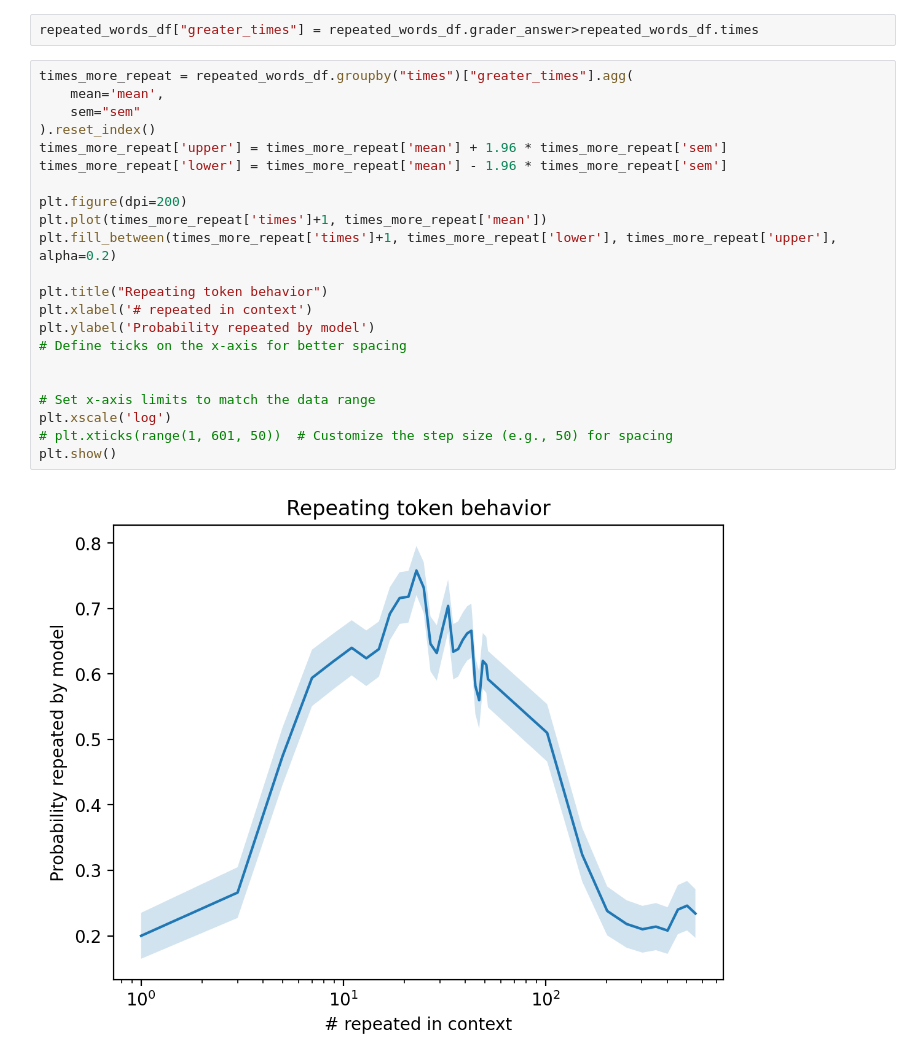
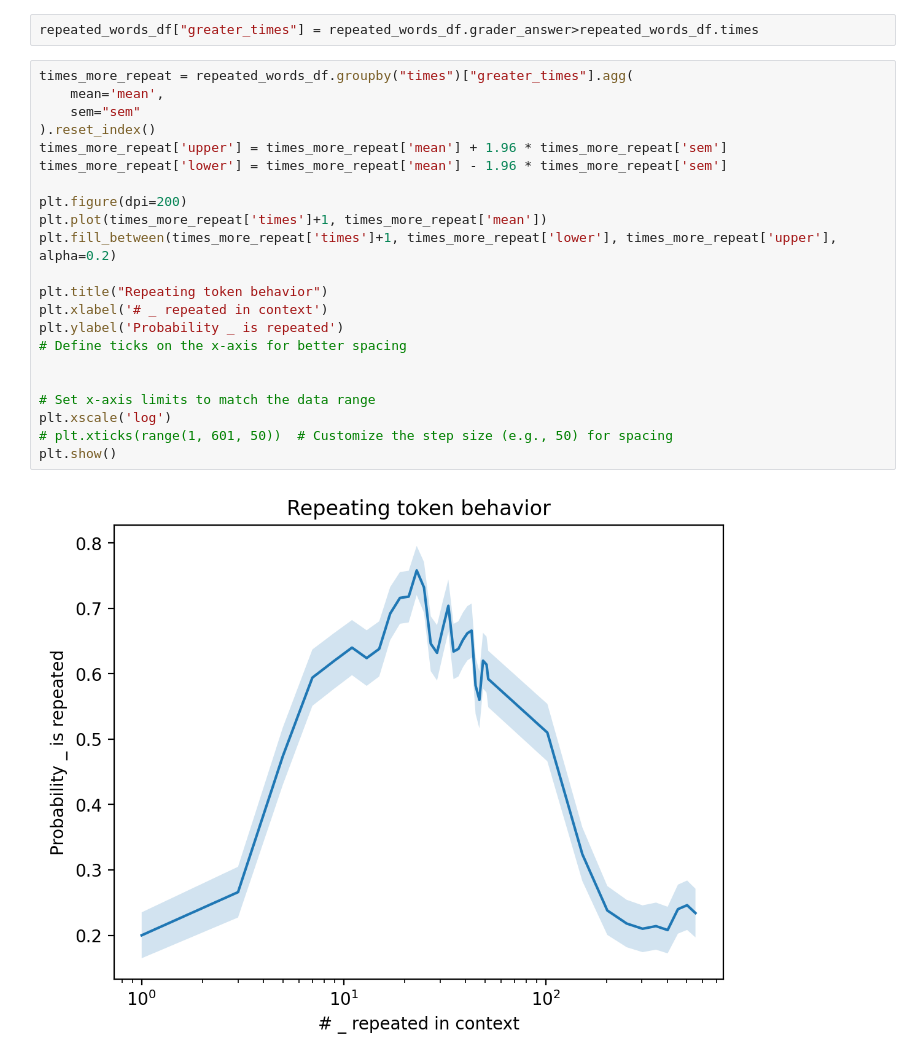
Before and after one commit to marvinli-harvard/critical-windows-lm, a Jupyter notebook: notebooks/2024-12-01-jailbreak attack critical windows.ipynb, the cells around one changed output. Drawn from its saved outputs; the diff is of its cells as text.

```diff
--- a/notebooks/2024-12-01-jailbreak attack critical windows.ipynb
+++ b/notebooks/2024-12-01-jailbreak attack critical windows.ipynb
@@ -125,24 +125,24 @@ repeated_words_df["greater_times"] = repeated_words_df.grader_answer>repeated_wo
 # %%
 times_more_repeat = repeated_words_df.groupby("times")["greater_times"].agg(
     mean='mean',
     sem="sem"
 ).reset_index()
 times_more_repeat['upper'] = times_more_repeat['mean'] + 1.96 * times_more_repeat['sem']
 times_more_repeat['lower'] = times_more_repeat['mean'] - 1.96 * times_more_repeat['sem']
 
 plt.figure(dpi=200)
 plt.plot(times_more_repeat['times']+1, times_more_repeat['mean'])
 plt.fill_between(times_more_repeat['times']+1, times_more_repeat['lower'], times_more_repeat['upper'], alpha=0.2)
 
 plt.title("Repeating token behavior")
-plt.xlabel('# repeated in context')
-plt.ylabel('Probability repeated by model')
+plt.xlabel('# _ repeated in context')
+plt.ylabel('Probability _ is repeated')
 # Define ticks on the x-axis for better spacing
 
 
 # Set x-axis limits to match the data range
 plt.xscale('log')
 # plt.xticks(range(1, 601, 50))  # Customize the step size (e.g., 50) for spacing
 plt.show()
 # %% [output]
-[figure, old version]
+[figure, new version]
```
Also changed, not shown: parts of 4 cells of this notebook, 19 other files.
